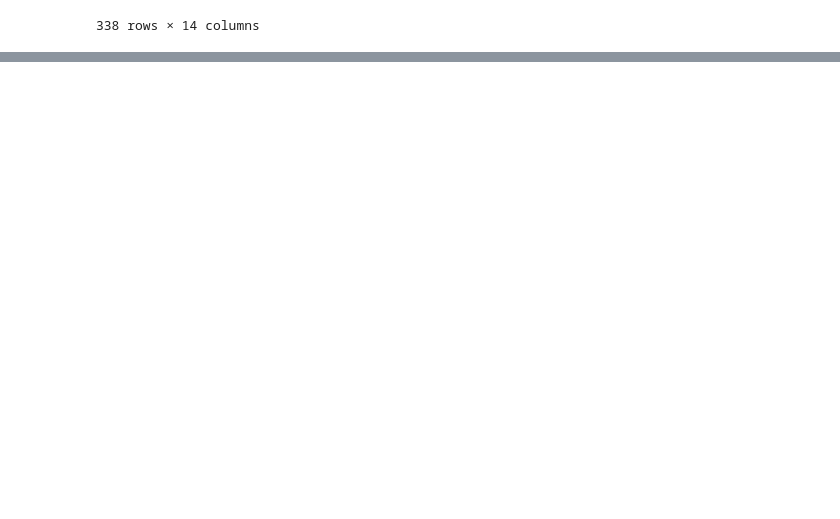
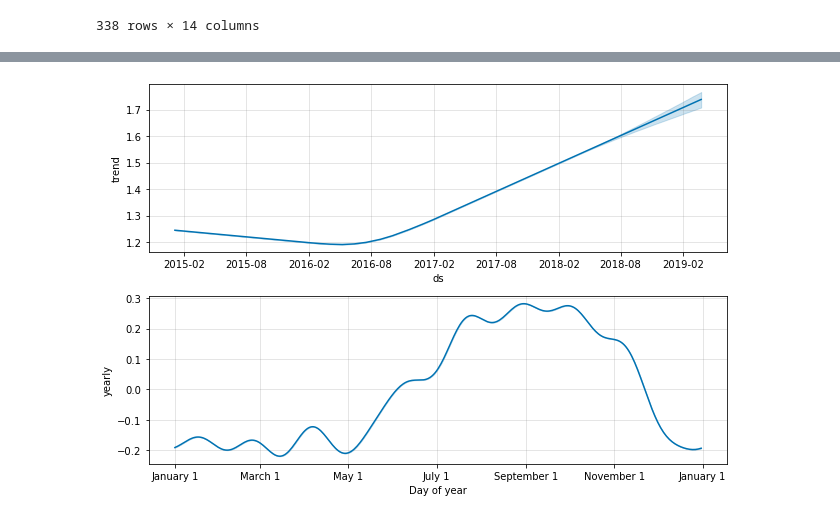
Before and after one commit to Temitope10/Avocado_price, a Jupyter notebook: avo_region.ipynb, the cells around one changed output, grey strips where cells are left out. Saved outputs shown, nothing was run; the diff lists cells and outputs as text; code cells hidden in the pictures; blank space fills up the shorter version.

```diff
--- a/avo_region.ipynb
+++ b/avo_region.ipynb
@@ -68,0 +76,8 @@ avo_df_new
+# %%
+avo_df_new = avo_df_new.rename(columns={'Date':'ds', 'AveragePrice':'y'})
+# %%
+m = Prophet()
+m.fit(avo_df_new)
+# Forcasting into the future
+future = m.make_future_dataframe(periods=365)
+forecast = m.predict(future)
@@ -68,0 +92,4 @@ avo_df_new
+# %%
+figure3 = m.plot_components(forecast)
+# %% [output]
+[figure, added]
```
Also changed, not shown: parts of 3 cells of this notebook.
